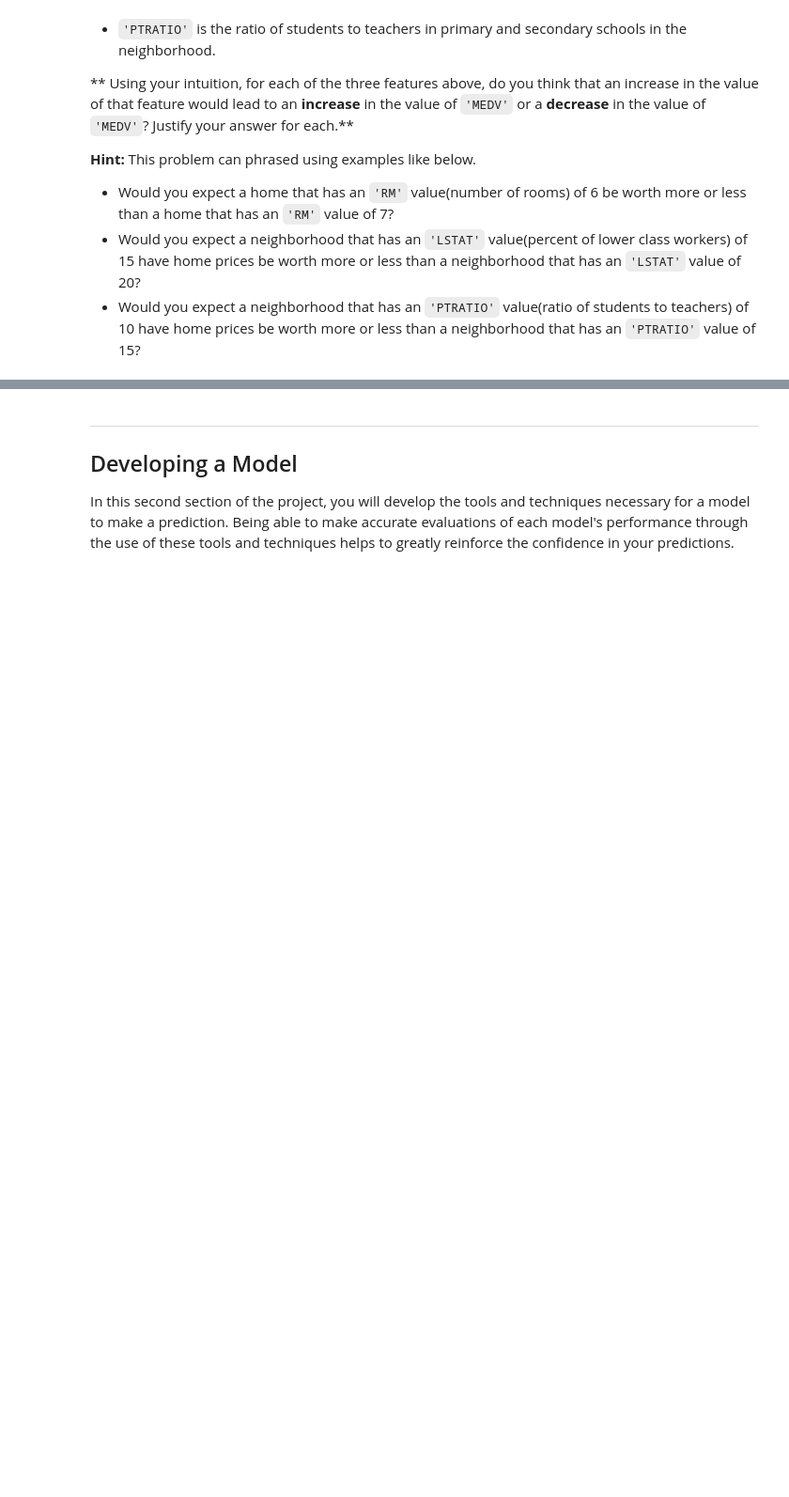
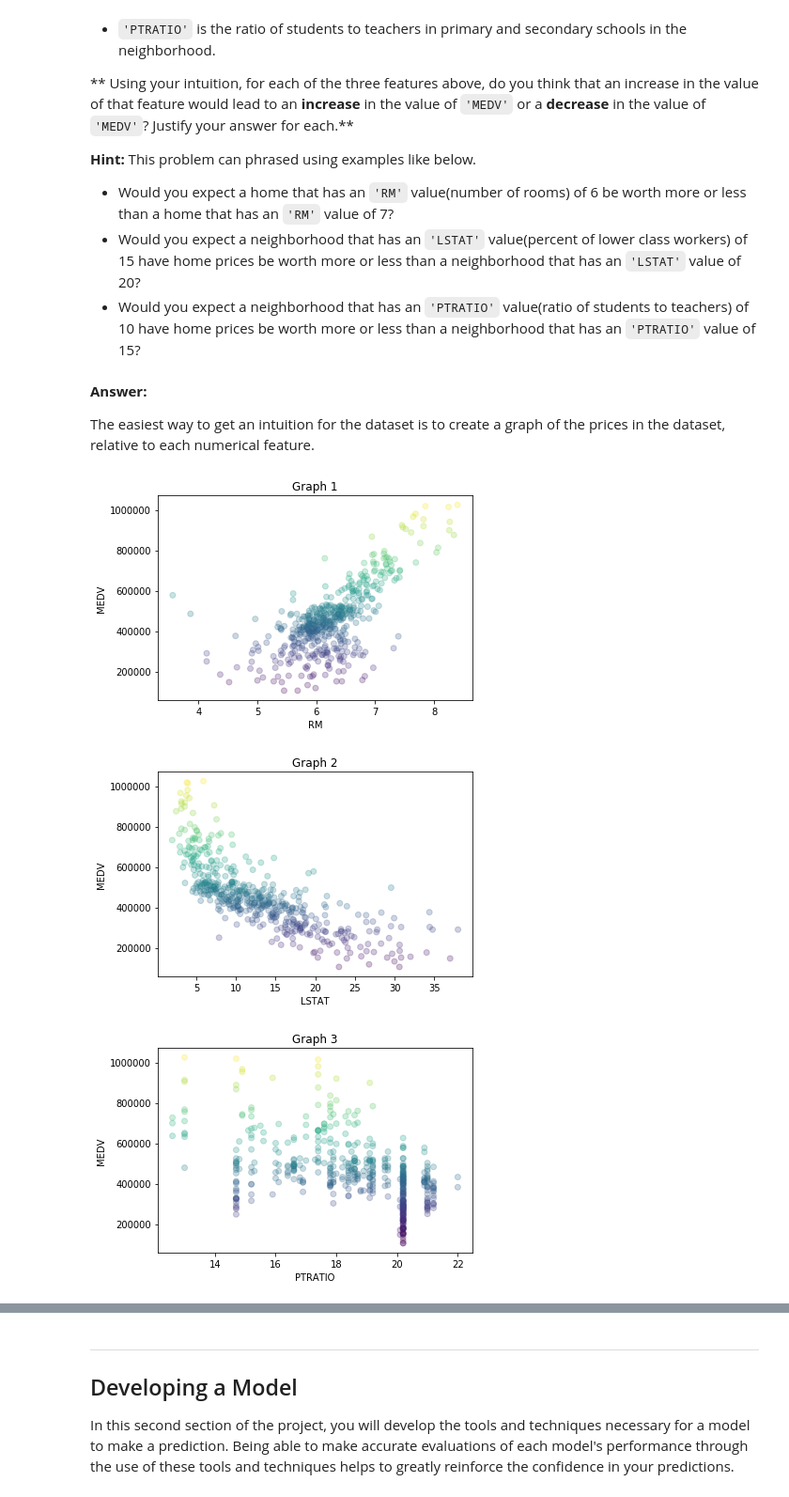
Before and after one commit to bastiancy/machine-learning, a Jupyter notebook: projects/boston_housing/boston_housing.ipynb, the cells around one changed output, grey strips where cells are left out. Shown at 94% size. Saved outputs shown, nothing was run; the diff lists cells and outputs as text; code cells hidden in the pictures; blank space fills up the shorter version.

```diff
--- a/projects/boston_housing/boston_housing.ipynb
+++ b/projects/boston_housing/boston_housing.ipynb
@@ -97,4 +97,22 @@ As a reminder, we are using three features from the Boston housing dataset: `'RM
 * Would you expect a home that has an `'RM'` value(number of rooms) of 6 be worth more or less than a home that has an `'RM'` value of 7?
 * Would you expect a neighborhood that has an `'LSTAT'` value(percent of lower class workers) of 15 have home prices be worth more or less than a neighborhood that has an `'LSTAT'` value of 20?
 * Would you expect a neighborhood that has an `'PTRATIO'` value(ratio of students to teachers) of 10 have home prices be worth more or less than a neighborhood that has an `'PTRATIO'` value of 15?
+# %% [markdown]
+**Answer:**
+
+The easiest way to get an intuition for the dataset is to create a graph of the prices in the dataset, relative to each numerical feature.
+# %%
+from matplotlib import pyplot as plt
+
+clients = np.transpose(client_data)
+for i, feat in enumerate(['RM', 'LSTAT', 'PTRATIO']):
+    plt.scatter(features[feat], prices, alpha=0.25, c=prices)
+    plt.xlabel(feat)
+    plt.ylabel('MEDV')
+    plt.title('Graph {}'.format(i + 1))
+    plt.show()
+# %% [output]
+[figure, added]
+[figure, added]
+[figure, added]
 # %% [markdown]
```
Also changed, not shown: parts of 18 cells of this notebook, 2 other files.
